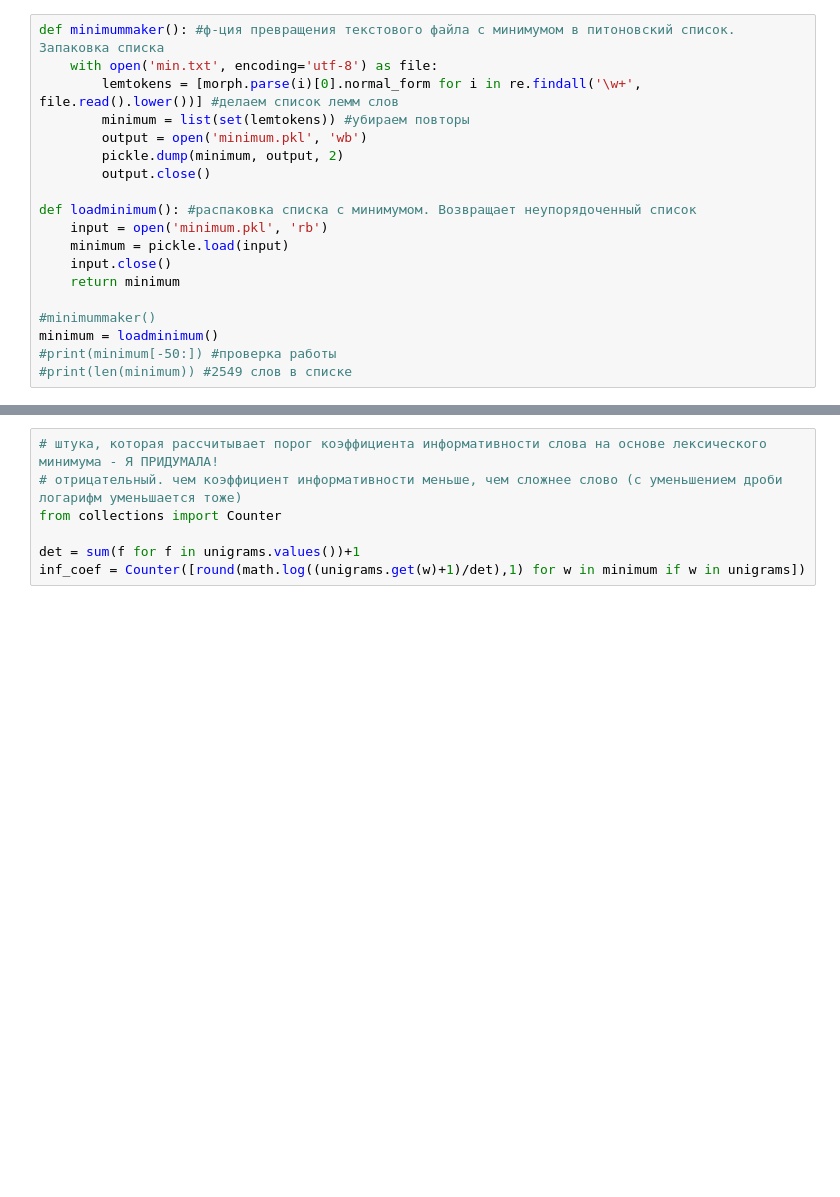
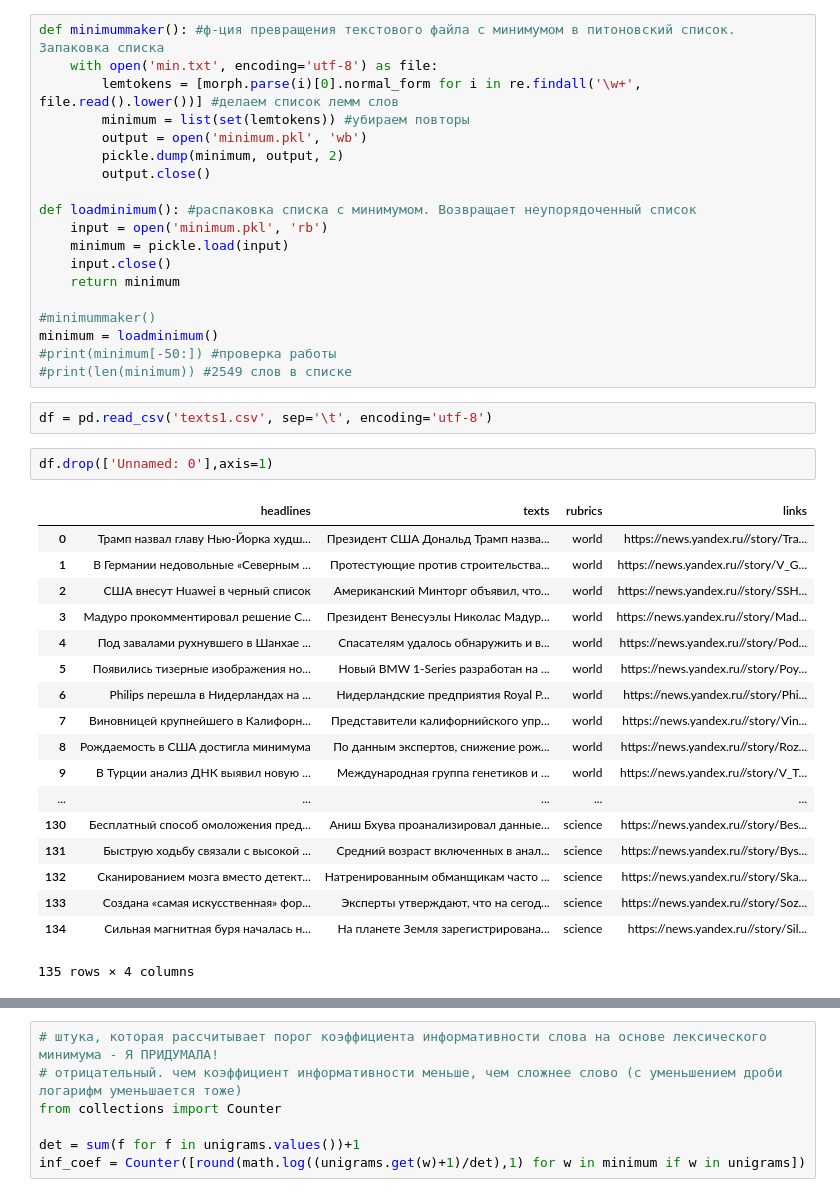
Before and after one commit to aabeloborodova/diploma, a Jupyter notebook: text_analysis.ipynb, the cells around one changed output, grey strips where cells are left out. Drawn from its saved outputs; the diff is of its cells as text; blank space fills up the shorter version.

```diff
--- a/text_analysis.ipynb
+++ b/text_analysis.ipynb
@@ -96,3 +99,26 @@ def loadminimum(): #распаковка cписка с минимумом. Во
 minimum = loadminimum()
 #print(minimum[-50:]) #проверка работы
 #print(len(minimum)) #2549 слов в списке
+# %%
+df = pd.read_csv('texts1.csv', sep='\t', encoding='utf-8')
+# %%
+df.drop(['Unnamed: 0'],axis=1)
+# %% [output]
+|  | headlines | texts | rubrics | links |
+| 0 | Трамп назвал главу Нью-Йорка худш... | Президент США Дональд Трамп назва... | world | https://news.yandex.ru//story/Tra... |
+| 1 | В Германии недовольные «Северным ... | Протестующие против строительства... | world | https://news.yandex.ru//story/V_G... |
+| 2 | США внесут Huawei в черный список | Американский Минторг объявил, что... | world | https://news.yandex.ru//story/SSH... |
+| 3 | Мадуро прокомментировал решение С... | Президент Венесуэлы Николас Мадур... | world | https://news.yandex.ru//story/Mad... |
+| 4 | Под завалами рухнувшего в Шанхае ... | Спасателям удалось обнаружить и в... | world | https://news.yandex.ru//story/Pod... |
+| 5 | Появились тизерные изображения но... | Новый BMW 1-Series разработан на ... | world | https://news.yandex.ru//story/Poy... |
+| 6 | Philips перешла в Нидерландах на ... | Нидерландские предприятия Royal P... | world | https://news.yandex.ru//story/Phi... |
+| 7 | Виновницей крупнейшего в Калифорн... | Представители калифорнийского упр... | world | https://news.yandex.ru//story/Vin... |
+| 8 | Рождаемость в США достигла минимума | По данным экспертов, снижение рож... | world | https://news.yandex.ru//story/Roz... |
+| 9 | В Турции анализ ДНК выявил новую ... | Международная группа генетиков и ... | world | https://news.yandex.ru//story/V_T... |
+| ... | ... | ... | ... | ... |
+| 130 | Бесплатный способ омоложения пред... | Аниш Бхува проанализировал данные... | science | https://news.yandex.ru//story/Bes... |
+| 131 | Быструю ходьбу связали с высокой ... | Средний возраст включенных в анал... | science | https://news.yandex.ru//story/Bys... |
+| 132 | Сканированием мозга вместо детект... | Натренированным обманщикам часто ... | science | https://news.yandex.ru//story/Ska... |
+| 133 | Создана «самая искусственная» фор... | Эксперты утверждают, что на сегод... | science | https://news.yandex.ru//story/Soz... |
+| 134 | Сильная магнитная буря началась н... | На планете Земля зарегистрирована... | science | https://news.yandex.ru//story/Sil... |
+135 rows × 4 columns
```
Also changed, not shown: parts of 8 cells of this notebook, 2 other files.
